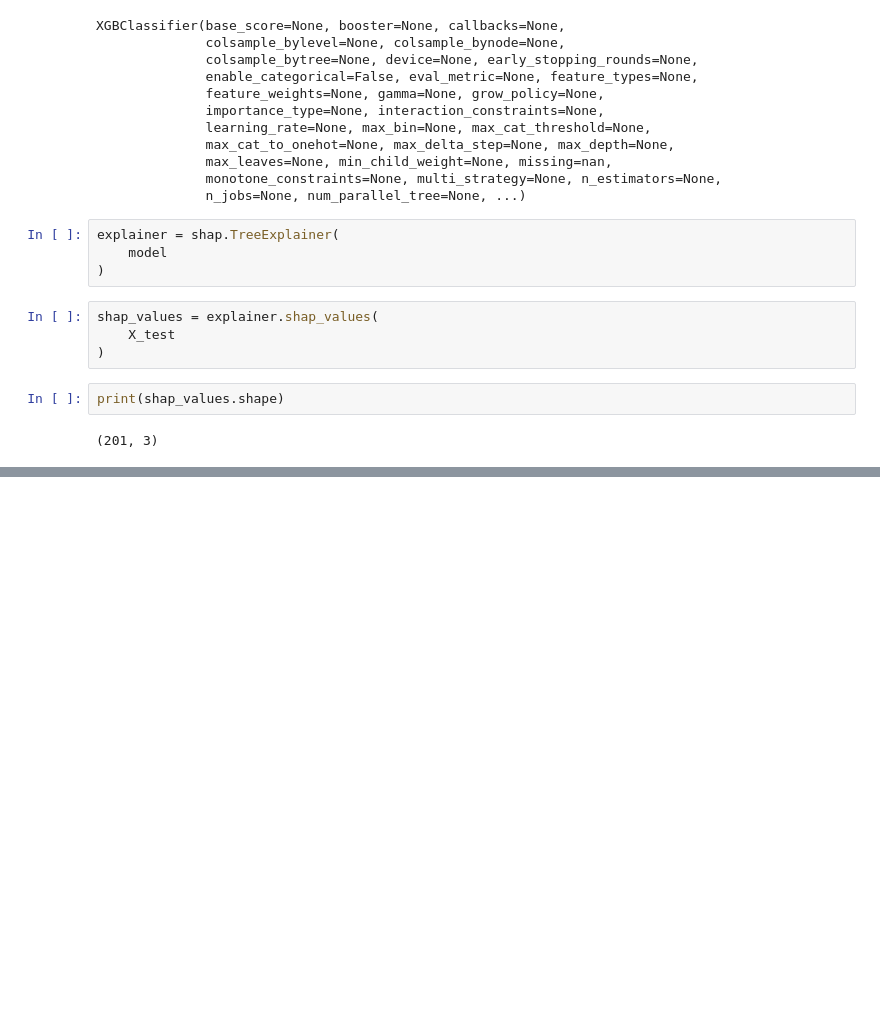
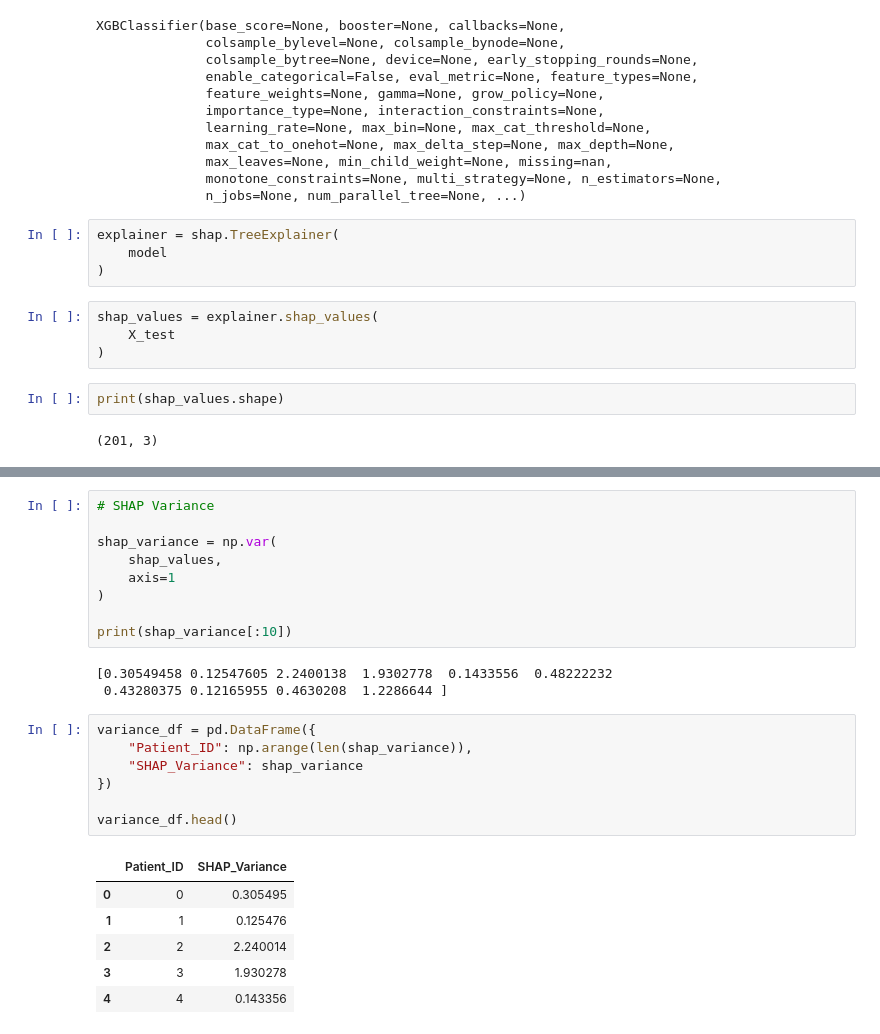
Before and after one commit to SUBHA251/ADHD-Explainability-Project, a Jupyter notebook: notebooks/04_SHAP.ipynb, the cells around one changed output, grey strips where cells are left out. Cells and saved outputs as stored; diff of their text form; blank space fills up the shorter version.

```diff
--- a/notebooks/04_SHAP.ipynb
+++ b/notebooks/04_SHAP.ipynb
@@ -102 +102,27 @@ Sleep_Disorder    3.0
 Name: 114, dtype: float64
+# %%
+# SHAP Variance
+
+shap_variance = np.var(
+    shap_values,
+    axis=1
+)
+
+print(shap_variance[:10])
+# %% [output]
+[0.30549458 0.12547605 2.2400138  1.9302778  0.1433556  0.48222232
+ 0.43280375 0.12165955 0.4630208  1.2286644 ]
+# %%
+variance_df = pd.DataFrame({
+    "Patient_ID": np.arange(len(shap_variance)),
+    "SHAP_Variance": shap_variance
+})
+
+variance_df.head()
+# %% [output]
+|  | Patient_ID | SHAP_Variance |
+| 0 | 0 | 0.305495 |
+| 1 | 1 | 0.125476 |
+| 2 | 2 | 2.240014 |
+| 3 | 3 | 1.930278 |
+| 4 | 4 | 0.143356 |
```
Also changed, not shown: parts of 49 cells of this notebook, 13 other files.
